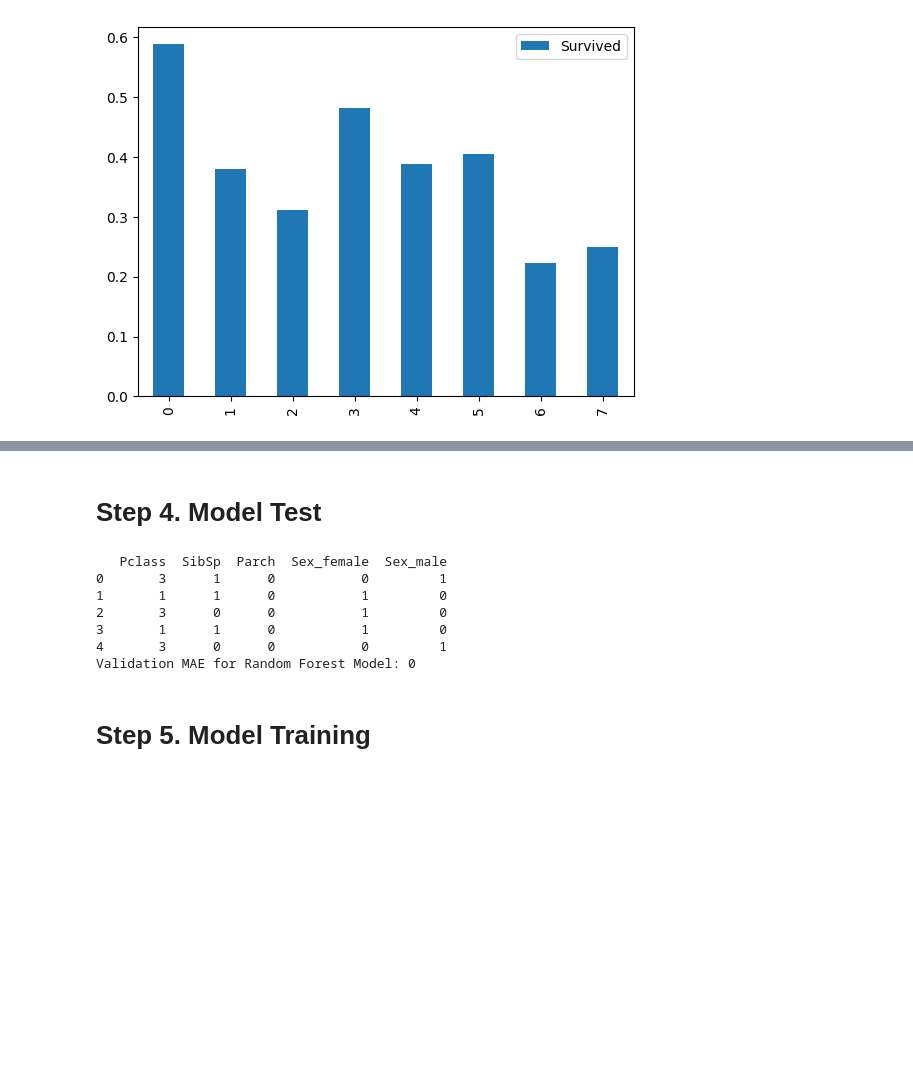
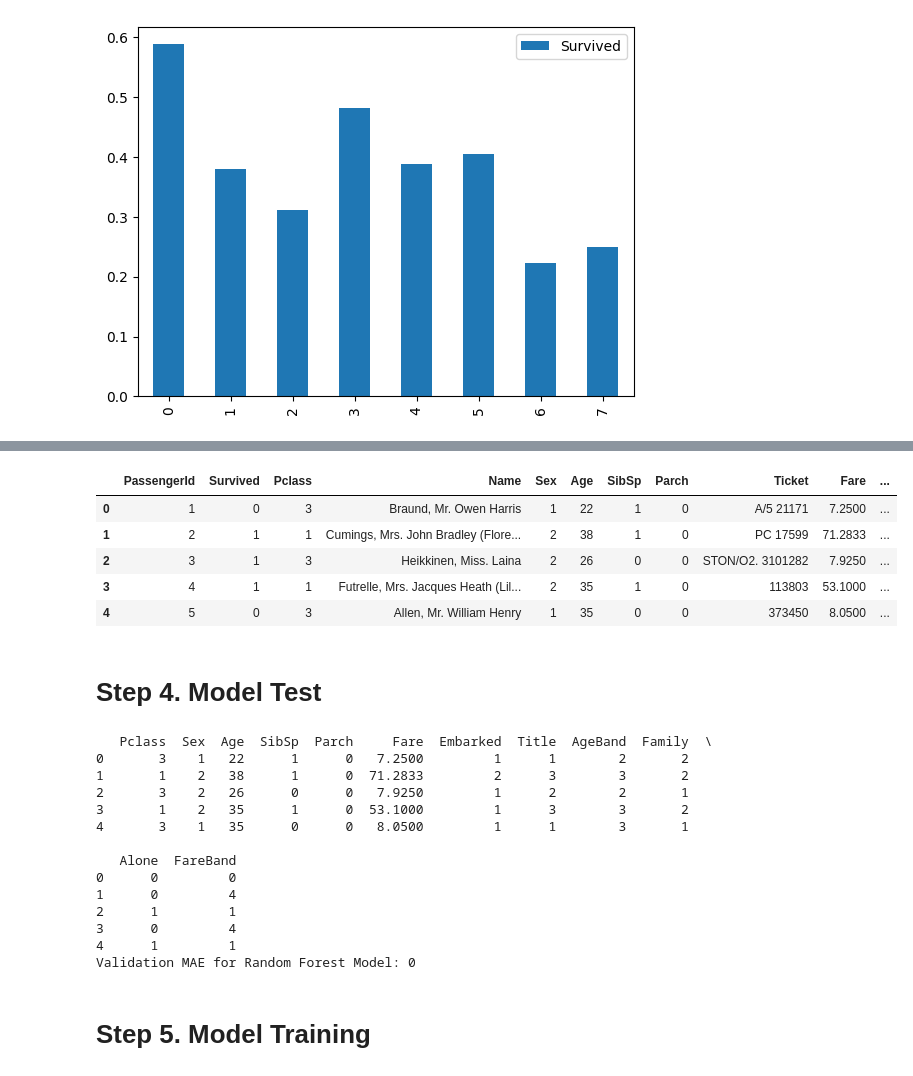
Before and after one commit to kyun1016/kaggle, a Jupyter notebook: notebook/titanic_ver2.ipynb, the cells around one changed output, grey strips where cells are left out. Drawn from its saved outputs; the diff is of its cells as text; code cells hidden in the pictures; blank space fills up the shorter version.

Commit message:
randomforest 방식 설계

```diff
--- a/notebook/titanic_ver2.ipynb
+++ b/notebook/titanic_ver2.ipynb
@@ -419,3 +486,12 @@ counts of missing value (test) => 0
+# %%
+train_df.head()
+# %% [output]
+|  | PassengerId | Survived | Pclass | Name | Sex | Age | SibSp | Parch | Ticket | Fare | ... |
+| 0 | 1 | 0 | 3 | Braund, Mr. Owen Harris | 1 | 22 | 1 | 0 | A/5 21171 | 7.2500 | ... |
+| 1 | 2 | 1 | 1 | Cumings, Mrs. John Bradley (Flore... | 2 | 38 | 1 | 0 | PC 17599 | 71.2833 | ... |
+| 2 | 3 | 1 | 3 | Heikkinen, Miss. Laina | 2 | 26 | 0 | 0 | STON/O2. 3101282 | 7.9250 | ... |
+| 3 | 4 | 1 | 1 | Futrelle, Mrs. Jacques Heath (Lil... | 2 | 35 | 1 | 0 | 113803 | 53.1000 | ... |
+| 4 | 5 | 0 | 3 | Allen, Mr. William Henry | 1 | 35 | 0 | 0 | 373450 | 8.0500 | ... |
 # %% [markdown]
 # Step 4. Model Test
 # %%
@@ -426,27 +502,34 @@ from sklearn.model_selection import train_test_split
 y = train_df["Survived"]
 
 # Create X (After completing the exercise, you can return to modify this line!)
-features = ["Pclass", "Sex", "SibSp", "Parch"]
+features = ["Pclass", "Sex", "Age", "SibSp", "Parch", "Fare", "Embarked", "Title", "AgeBand", "Family", "Alone", "FareBand"]
 X = pd.get_dummies(train_df[features])
 print(X.head())
 
 # Split into validation and training data
-train_X, val_X, train_y, val_y = train_test_split(X, y, random_state=1)
+train_X, test_X, train_y, test_y = train_test_split(X, y, random_state=1)
 
 # Define a random forest model
 model = RandomForestClassifier(n_estimators=100, max_depth=5, random_state=1)
 model.fit(train_X, train_y)
-predictions = model.predict(val_X)
-mae = mean_absolute_error(predictions, val_y)
+predictions = model.predict(test_X)
+mae = mean_absolute_error(predictions, test_y)
 
 print("Validation MAE for Random Forest Model: {:,.0f}".format(mae))
 # %% [output]
-   Pclass  SibSp  Parch  Sex_female  Sex_male
-0       3      1      0           0         1
-1       1      1      0           1         0
-2       3      0      0           1         0
-3       1      1      0           1         0
-4       3      0      0           0         1
+   Pclass  Sex  Age  SibSp  Parch     Fare  Embarked  Title  AgeBand  Family  \
+0       3    1   22      1      0   7.2500         1      1        2       2
+1       1    2   38      1      0  71.2833         2      3        3       2
+2       3    2   26      0      0   7.9250         1      2        2       1
+3       1    2   35      1      0  53.1000         1      3        3       2
+4       3    1   35      0      0   8.0500         1      1        3       1
+
+   Alone  FareBand
+0      0         0
+1      0         4
+2      1         1
+3      0         4
+4      1         1
 Validation MAE for Random Forest Model: 0
 # %% [markdown]
 # Step 5. Model Training
```
Also changed, not shown: parts of 8 cells of this notebook, 1 other file.
